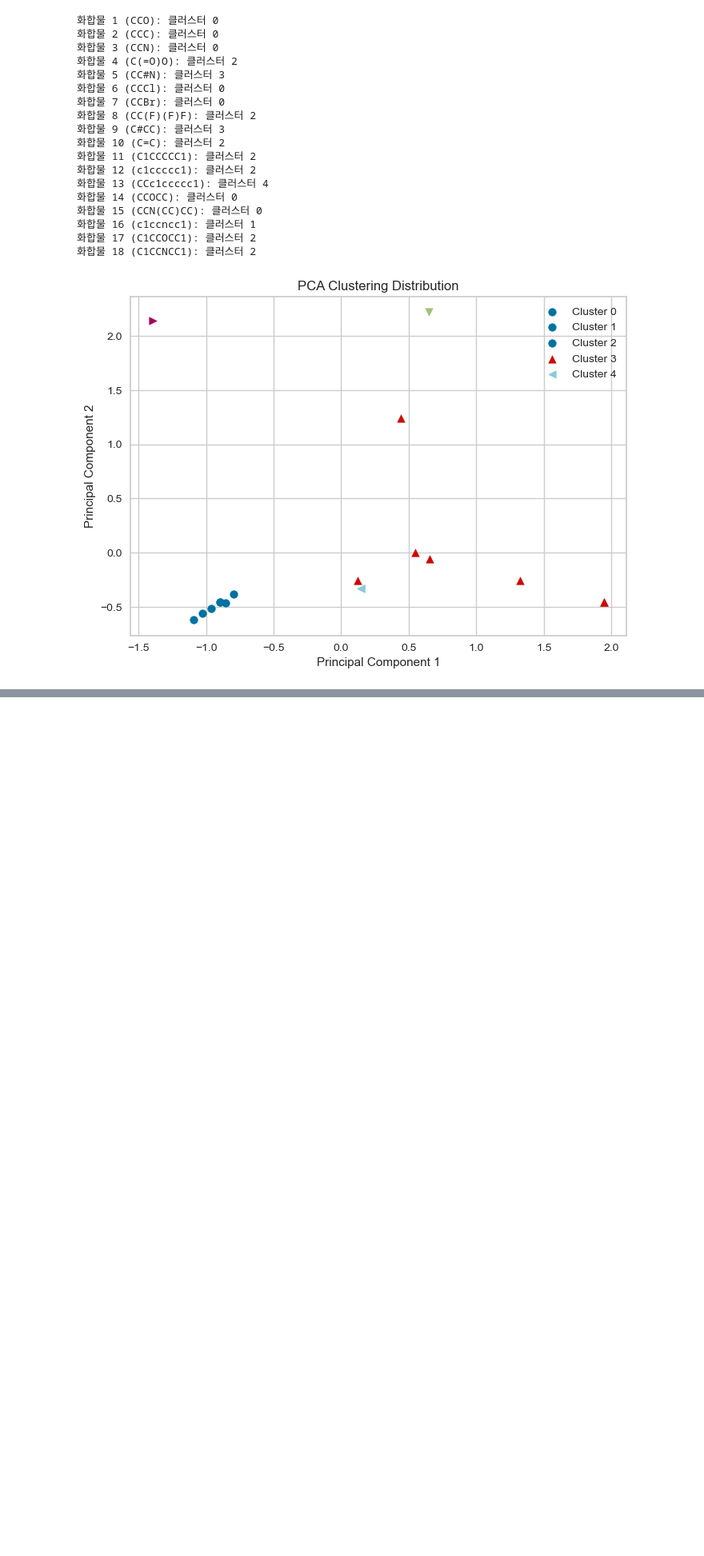
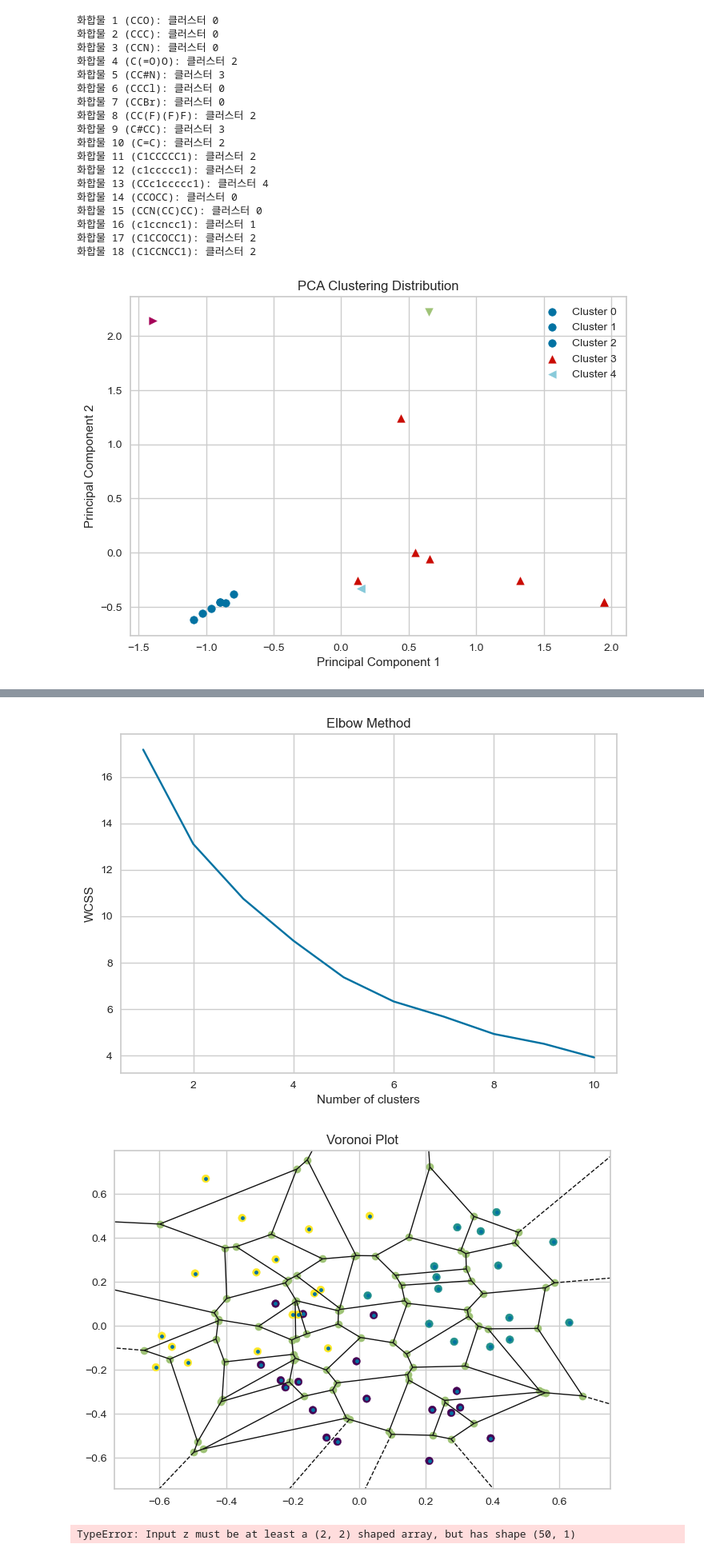
Before and after one commit to YR-cho/YR-cho.github.io, a Jupyter notebook: _posts/Deep_Automation/Ligand_fingerprint.ipynb, the cells around one changed output, grey strips where cells are left out. Shown at 80% size. Saved outputs shown, nothing was run; the diff lists cells and outputs as text; code cells hidden in the pictures; blank space fills up the shorter version.

```diff
--- a/_posts/Deep_Automation/Ligand_fingerprint.ipynb
+++ b/_posts/Deep_Automation/Ligand_fingerprint.ipynb
@@ -582,0 +799,54 @@ plt.show()
+# %%
+import numpy as np
+import pandas as pd
+from sklearn.cluster import KMeans
+from sklearn.decomposition import PCA
+from scipy.spatial import Voronoi, voronoi_plot_2d
+import matplotlib.pyplot as plt
+from mpl_toolkits.mplot3d import Axes3D
+
+# 랜덤 화합물 데이터 생성
+np.random.seed(42)
+data = np.random.random((50, 4))
+
+# 적절한 클러스터 수 찾기 (Elbow Method)
+wcss = []
+for i in range(1, 11):
+    kmeans = KMeans(n_clusters=i, init='k-means++', random_state=42)
+    kmeans.fit(data)
+    wcss.append(kmeans.inertia_)
+
+plt.plot(range(1, 11), wcss)
+plt.title('Elbow Method')
+plt.xlabel('Number of clusters')
+plt.ylabel('WCSS')
+plt.show()
+
+# K-means 클러스터링 수행
+n_clusters = 3 # 적절한 클러스터 수를 선택
+kmeans = KMeans(n_clusters=n_clusters, init='k-means++', random_state=42)
+clusters = kmeans.fit_predict(data)
+
+# PCA를 사용한 차원 축소
+pca = PCA(n_components=2)
+pca_data = pca.fit_transform(data)
+
+# 2D Voronoi plot
+vor = Voronoi(pca_data)
+fig, ax = plt.subplots()
+voronoi_plot_2d(vor, ax=ax)
+ax.scatter(pca_data[:, 0], pca_data[:, 1], c=clusters, cmap='viridis')
+ax.set_title('Voronoi Plot')
+plt.show()
+
+# 등고선 플롯
+fig = plt.figure()
+plt.contourf(pca_data[:, 0].reshape(-1, 1), pca_data[:, 1].reshape(-1, 1), clusters.reshape(-1, 1), cmap='viridis')
+plt.colorbar()
+plt.scatter(pca_data[:, 0], pca_data[:, 1], c=clusters, cmap='viridis')
+plt.title('Contour Plot')
+plt.show()
+# %% [output]
+[figure, added]
+[figure, added]
+TypeError: Input z must be at least a (2, 2) shaped array, but has shape (50, 1)
```
Also changed, not shown: parts of 16 cells of this notebook.
